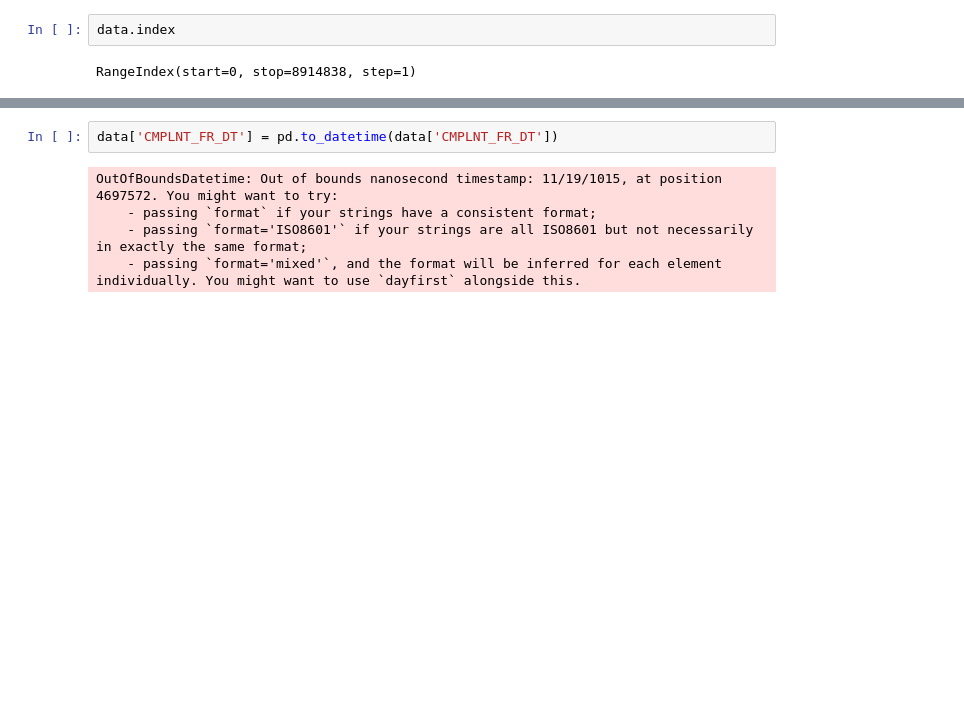
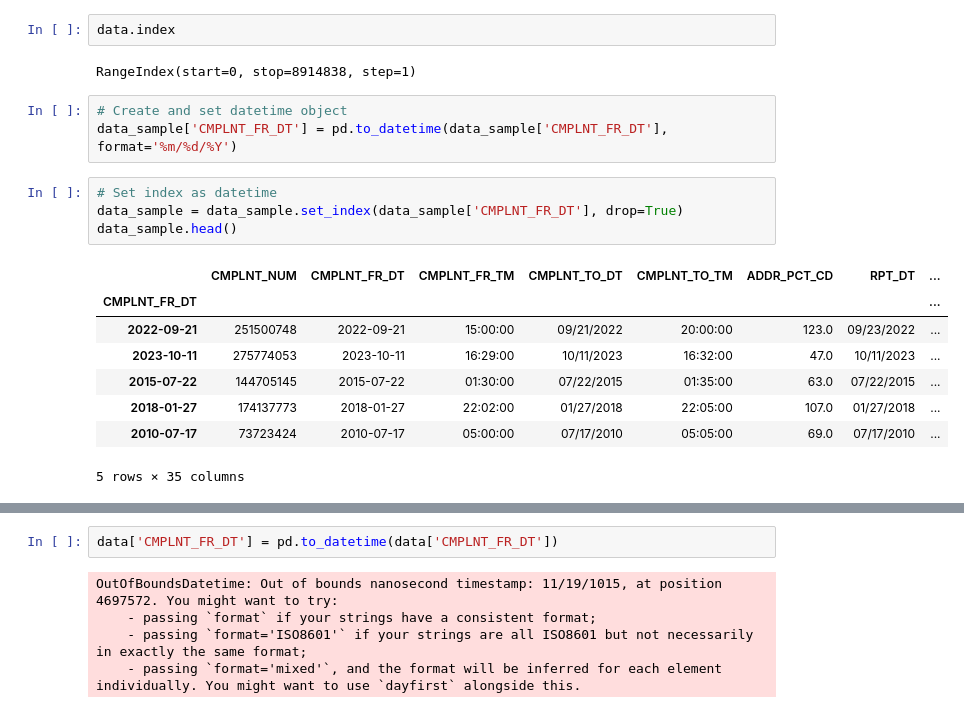
Before and after one commit to scarlettvalentin/nypd_crime, a Jupyter notebook: notebook.ipynb, the cells around one changed output, grey strips where cells are left out. Cells and saved outputs as stored; diff of their text form; blank space fills up the shorter version.

```diff
--- a/notebook.ipynb
+++ b/notebook.ipynb
@@ -133,3 +214,19 @@ ax.bar_label(ax.containers[0]);
 data.index
 # %% [output]
 RangeIndex(start=0, stop=8914838, step=1)
+# %%
+# Create and set datetime object
+data_sample['CMPLNT_FR_DT'] = pd.to_datetime(data_sample['CMPLNT_FR_DT'], format='%m/%d/%Y')
+# %%
+# Set index as datetime
+data_sample = data_sample.set_index(data_sample['CMPLNT_FR_DT'], drop=True)
+data_sample.head()
+# %% [output]
+|  | CMPLNT_NUM | CMPLNT_FR_DT | CMPLNT_FR_TM | CMPLNT_TO_DT | CMPLNT_TO_TM | ADDR_PCT_CD | RPT_DT | ... |
+| CMPLNT_FR_DT |  |  |  |  |  |  |  | ... |
+| 2022-09-21 | 251500748 | 2022-09-21 | 15:00:00 | 09/21/2022 | 20:00:00 | 123.0 | 09/23/2022 | ... |
+| 2023-10-11 | 275774053 | 2023-10-11 | 16:29:00 | 10/11/2023 | 16:32:00 | 47.0 | 10/11/2023 | ... |
+| 2015-07-22 | 144705145 | 2015-07-22 | 01:30:00 | 07/22/2015 | 01:35:00 | 63.0 | 07/22/2015 | ... |
+| 2018-01-27 | 174137773 | 2018-01-27 | 22:02:00 | 01/27/2018 | 22:05:00 | 107.0 | 01/27/2018 | ... |
+| 2010-07-17 | 73723424 | 2010-07-17 | 05:00:00 | 07/17/2010 | 05:05:00 | 69.0 | 07/17/2010 | ... |
+5 rows × 35 columns
```
Also changed, not shown: parts of 10 cells of this notebook.
